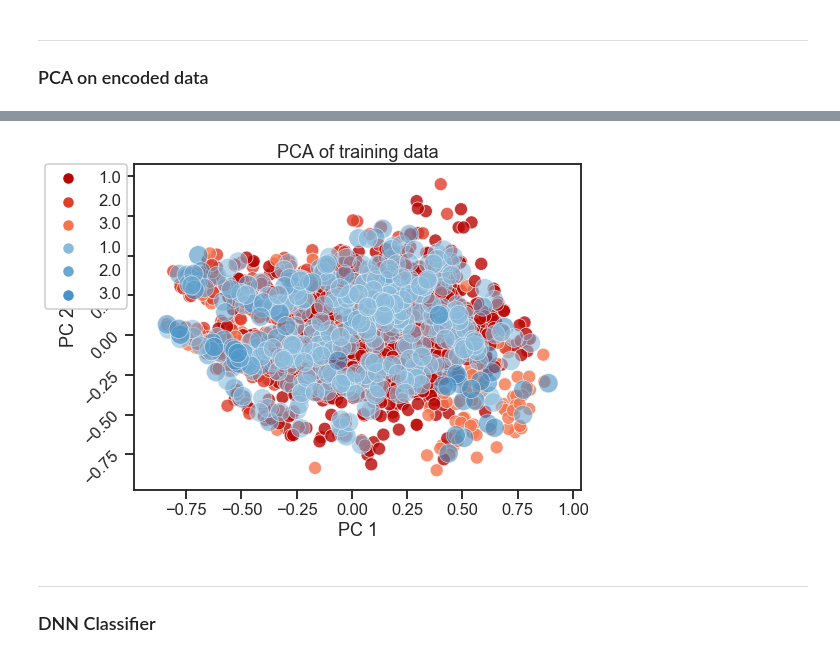
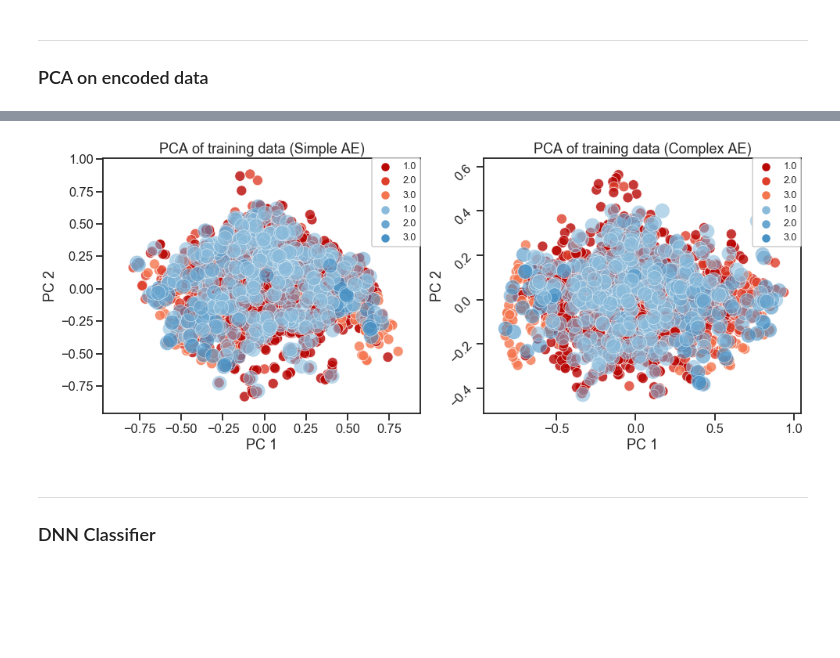
Before and after one commit to TomasSuarezL/oss-stage-2019, a Jupyter notebook: CTG Dataset/CTG_dataset_autoencoder.ipynb, the cells around one changed output, grey strips where cells are left out. Cells and saved outputs as stored; diff of their text form; code cells hidden in the pictures; blank space fills up the shorter version.

```diff
--- a/CTG Dataset/CTG_dataset_autoencoder.ipynb
+++ b/CTG Dataset/CTG_dataset_autoencoder.ipynb
@@ -315 +352,14 @@ encoded_pca_test_labeled = np.c_[encoded_pca_test , y_test]
+# %%
+pca = PCA(n_components=4)
+simple_encoded_pca_train = pca.fit_transform(simple_encoded_train)
+simple_encoded_pca_test = pca.transform(simple_encoded_test)
+
+c_pca = PCA(n_components=4)
+complex_encoded_pca_train = c_pca.fit_transform(complex_encoded_train)
+complex_encoded_pca_test = c_pca.transform(complex_encoded_test)
+
+simple_encoded_pca_train_labeled = np.c_[simple_encoded_pca_train , y_train]
+simple_encoded_pca_test_labeled = np.c_[simple_encoded_pca_test , y_test]
+complex_encoded_pca_train_labeled = np.c_[complex_encoded_pca_train , y_train]
+complex_encoded_pca_test_labeled = np.c_[complex_encoded_pca_test , y_test]
 # %%
@@ -325,30 +384,51 @@ pca.explained_variance_ratio_.sum()
 # %%
 sns.set_style("white")
 sns.set_context("talk")
 sns.set_style("ticks")
-ax1 = plt.subplot()
-sns.scatterplot(x=encoded_pca_train_labeled[:,0],
-                y=encoded_pca_train_labeled[:,1],
+ax1 = plt.subplot(1,2,1)
+sns.scatterplot(x=simple_encoded_pca_train_labeled[:,0],
+                y=simple_encoded_pca_train_labeled[:,1],
                 alpha = 0.8,
                 s= 170, legend='full',
                 hue=encoded_pca_train_labeled[:,-1],
                 palette=sns.color_palette("OrRd")[:2:-1])
-sns.scatterplot(x=encoded_pca_test_labeled[:,0],
-                y=encoded_pca_test_labeled[:,1],
+sns.scatterplot(x=simple_encoded_pca_test_labeled[:,0],
+                y=simple_encoded_pca_test_labeled[:,1],
                 alpha = 0.6,
                 s= 370,
                 legend='full',
-                hue=encoded_pca_test_labeled[:,-1],
+                hue=simple_encoded_pca_test_labeled[:,-1],
                 palette=sns.color_palette("Blues_d")[:2:-1])
-ax1.legend(bbox_to_anchor=(-0.2, 1), loc=2, borderaxespad=0.,framealpha=1, frameon=True)
+ax1.legend(bbox_to_anchor=(1, 1), loc=1, borderaxespad=0.,framealpha=1, frameon=True, fontsize="x-small")
 ax1.set_xlabel("PC 1")
 ax1.set_ylabel("PC 2")
-ax1.figure.set_size_inches( (8,6) )
-ax1.set_title("PCA of training data")
+ax1.figure.set_size_inches( (16,6) )
+ax1.set_title("PCA of training data (Simple AE)")
+
+ax1 = plt.subplot(1,2,2)
+sns.scatterplot(x=complex_encoded_pca_train_labeled[:,0],
+                y=complex_encoded_pca_train_labeled[:,1],
+                alpha = 0.8,
+                s= 170, legend='full',
+                hue=encoded_pca_train_labeled[:,-1],
+                palette=sns.color_palette("OrRd")[:2:-1])
+sns.scatterplot(x=complex_encoded_pca_test_labeled[:,0],
+                y=complex_encoded_pca_test_labeled[:,1],
+                alpha = 0.6,
+                s= 370,
+                legend='full',
+                hue=complex_encoded_pca_test_labeled[:,-1],
+                palette=sns.color_palette("Blues_d")[:2:-1])
+ax1.legend(bbox_to_anchor=(1, 1), loc=1, borderaxespad=0.,framealpha=1, frameon=True, fontsize="x-small")
+ax1.set_xlabel("PC 1")
+ax1.set_ylabel("PC 2")
+ax1.figure.set_size_inches( (16,6) )
+ax1.set_title("PCA of training data (Complex AE)")
+
 plt.yticks(rotation=45)
 plt.show()
 # %% [output]
-[figure, old version]
+[figure, new version]
 # %% [markdown]
 ______________________
 ### DNN Classifier
```
Also changed, not shown: parts of 11 cells of this notebook.
